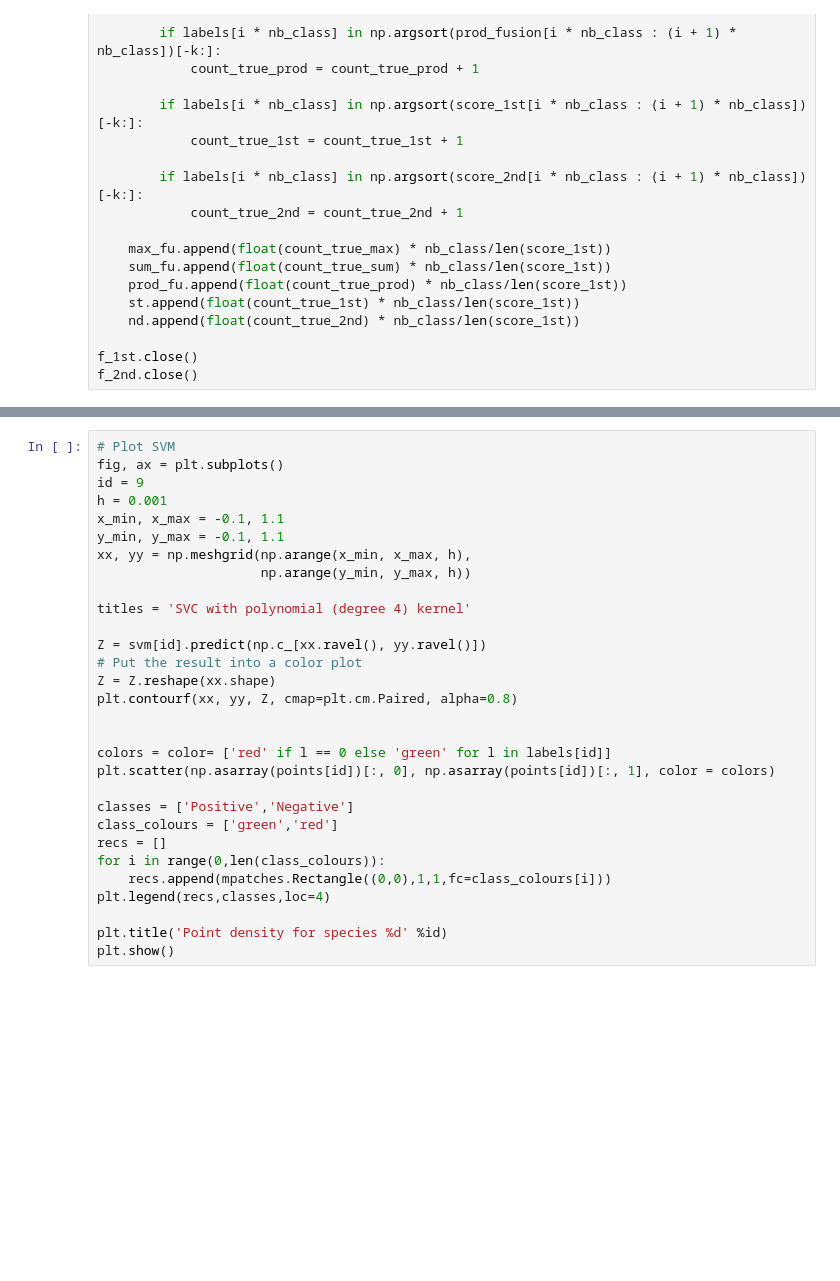
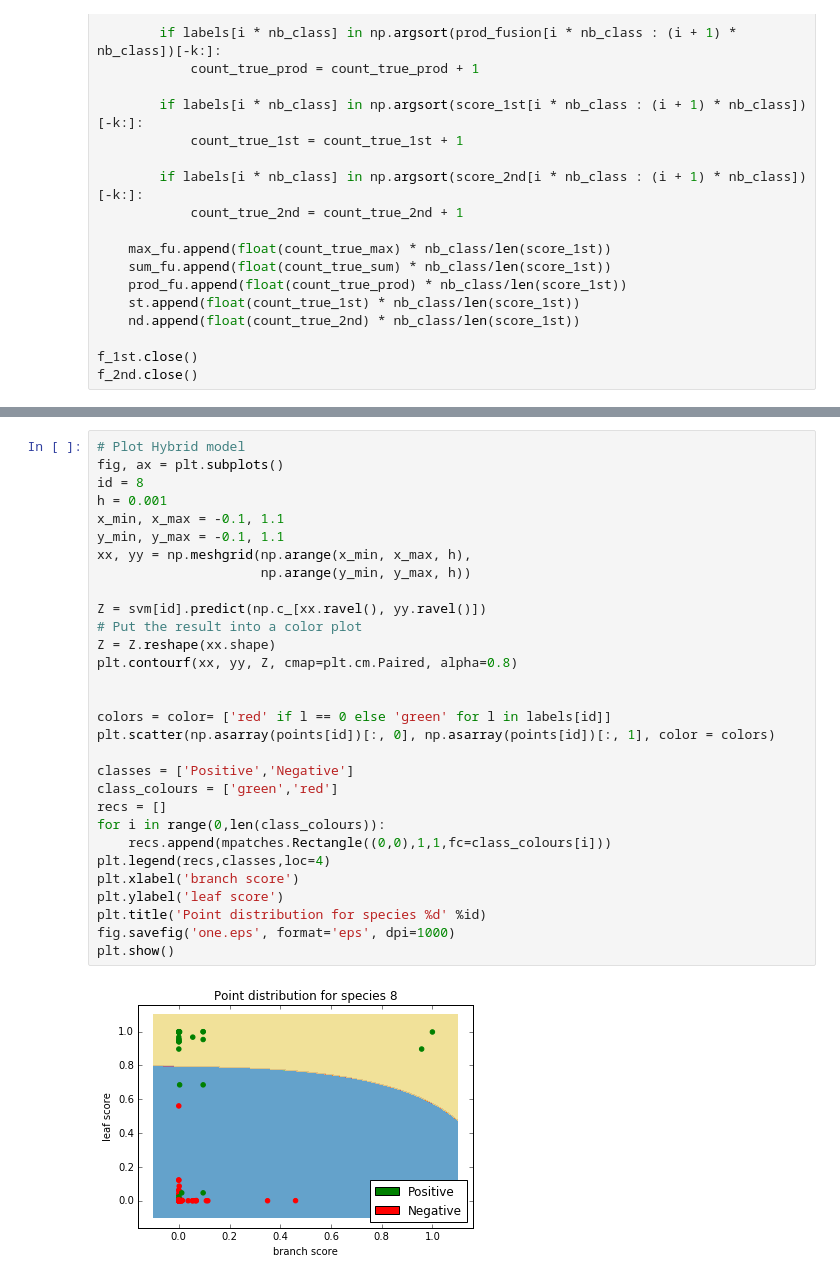
Before and after one commit to peace195/score-ensembles-based-SVM, a Jupyter notebook: fusion_two_organs.ipynb, the cells around one changed output, grey strips where cells are left out. Saved outputs shown, nothing was run; the diff lists cells and outputs as text; blank space fills up the shorter version.

```diff
--- a/fusion_two_organs.ipynb
+++ b/fusion_two_organs.ipynb
@@ -239,30 +360,32 @@ rh rule: [0.758, 0.864, 0.904, 0.926, 0.936, 0.954, 0.968, 0.968, 0.972, 0.982,
 # %%
-# Plot SVM
+# Plot Hybrid model
 fig, ax = plt.subplots()
-id = 9
+id = 8
 h = 0.001
 x_min, x_max = -0.1, 1.1
 y_min, y_max = -0.1, 1.1
 xx, yy = np.meshgrid(np.arange(x_min, x_max, h),
                      np.arange(y_min, y_max, h))
-
-titles = 'SVC with polynomial (degree 4) kernel'
 
 Z = svm[id].predict(np.c_[xx.ravel(), yy.ravel()])
 # Put the result into a color plot
 Z = Z.reshape(xx.shape)
 plt.contourf(xx, yy, Z, cmap=plt.cm.Paired, alpha=0.8)
 
 
 colors = color= ['red' if l == 0 else 'green' for l in labels[id]]
 plt.scatter(np.asarray(points[id])[:, 0], np.asarray(points[id])[:, 1], color = colors)
 
 classes = ['Positive','Negative']
 class_colours = ['green','red']
 recs = []
 for i in range(0,len(class_colours)):
     recs.append(mpatches.Rectangle((0,0),1,1,fc=class_colours[i]))
 plt.legend(recs,classes,loc=4)
-
-plt.title('Point density for species %d' %id)
+plt.xlabel('branch score')
+plt.ylabel('leaf score')
+plt.title('Point distribution for species %d' %id)
+fig.savefig('one.eps', format='eps', dpi=1000)
 plt.show()
+# %% [output]
+[figure, added]
```
Also changed, not shown: parts of 10 cells of this notebook, 9 other files.
